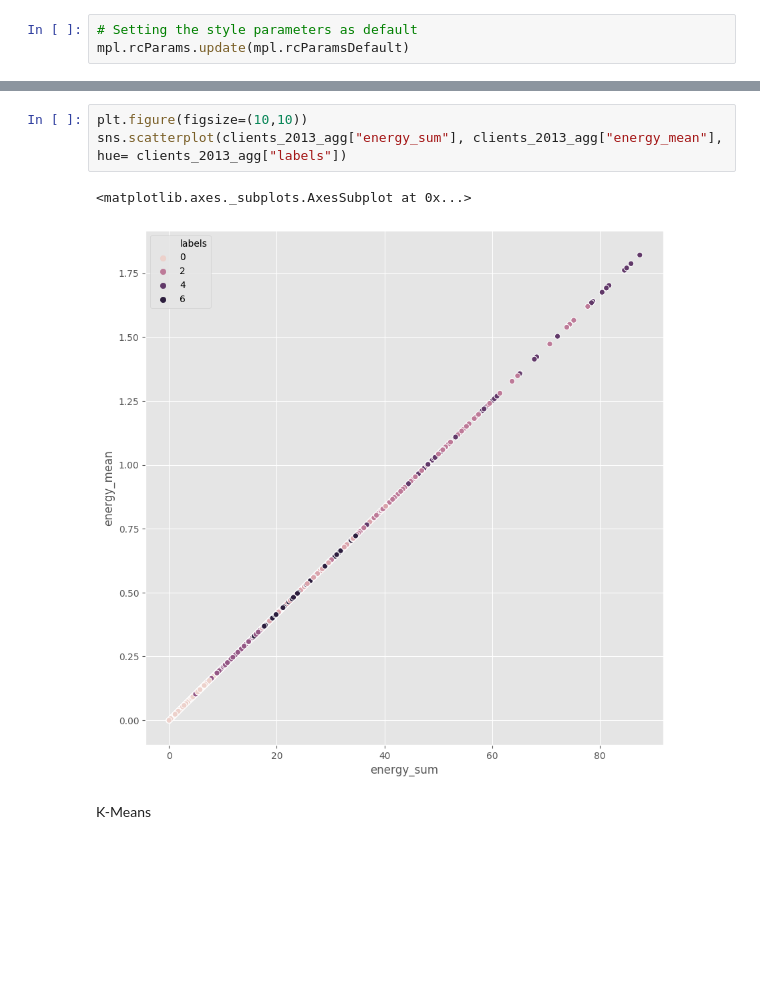
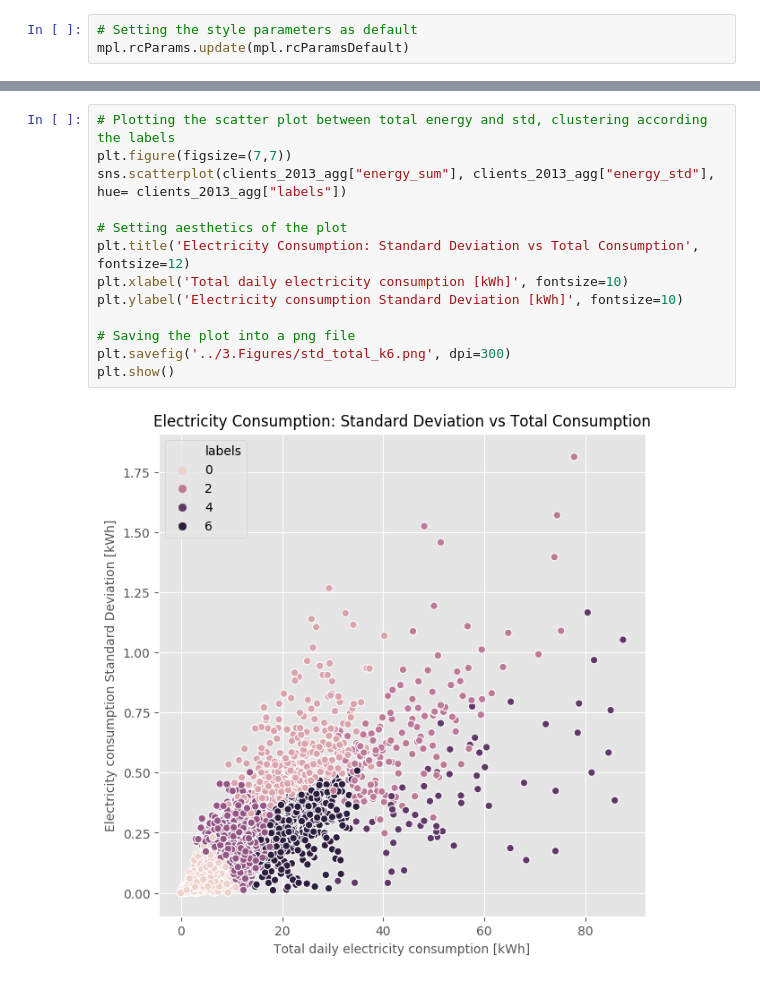
Before and after one commit to wobniarin/Project-Week-8-Final-Project, a Jupyter notebook: 2.JupyterNotebooks/3_End_User_Analysis.ipynb, the cells around one changed output, grey strips where cells are left out. Drawn from its saved outputs; the diff is of its cells as text; blank space fills up the shorter version.

Commit message:
kmeans cluster final version

```diff
--- a/2.JupyterNotebooks/3_End_User_Analysis.ipynb
+++ b/2.JupyterNotebooks/3_End_User_Analysis.ipynb
@@ -820,8 +808,15 @@ sns.scatterplot(clients_2013_agg["energy_mean"], clients_2013_agg["energy_std"],
-# %%
-plt.figure(figsize=(10,10))
-sns.scatterplot(clients_2013_agg["energy_sum"], clients_2013_agg["energy_mean"], hue= clients_2013_agg["labels"])
-# %% [output]
-<matplotlib.axes._subplots.AxesSubplot at 0x...>
-[figure, removed]
-# %% [markdown]
-K-Means
+# %%
+# Plotting the scatter plot between total energy and std, clustering according the labels
+plt.figure(figsize=(7,7))
+sns.scatterplot(clients_2013_agg["energy_sum"], clients_2013_agg["energy_std"], hue= clients_2013_agg["labels"])
+
+# Setting aesthetics of the plot
+plt.title('Electricity Consumption: Standard Deviation vs Total Consumption', fontsize=12)
+plt.xlabel('Total daily electricity consumption [kWh]', fontsize=10)
+plt.ylabel('Electricity consumption Standard Deviation [kWh]', fontsize=10)
+
+# Saving the plot into a png file
+plt.savefig('../3.Figures/std_total_k6.png', dpi=300)
+plt.show()
+# %% [output]
+[figure, added]
```
Also changed, not shown: parts of 7 cells of this notebook, 3 other files.
